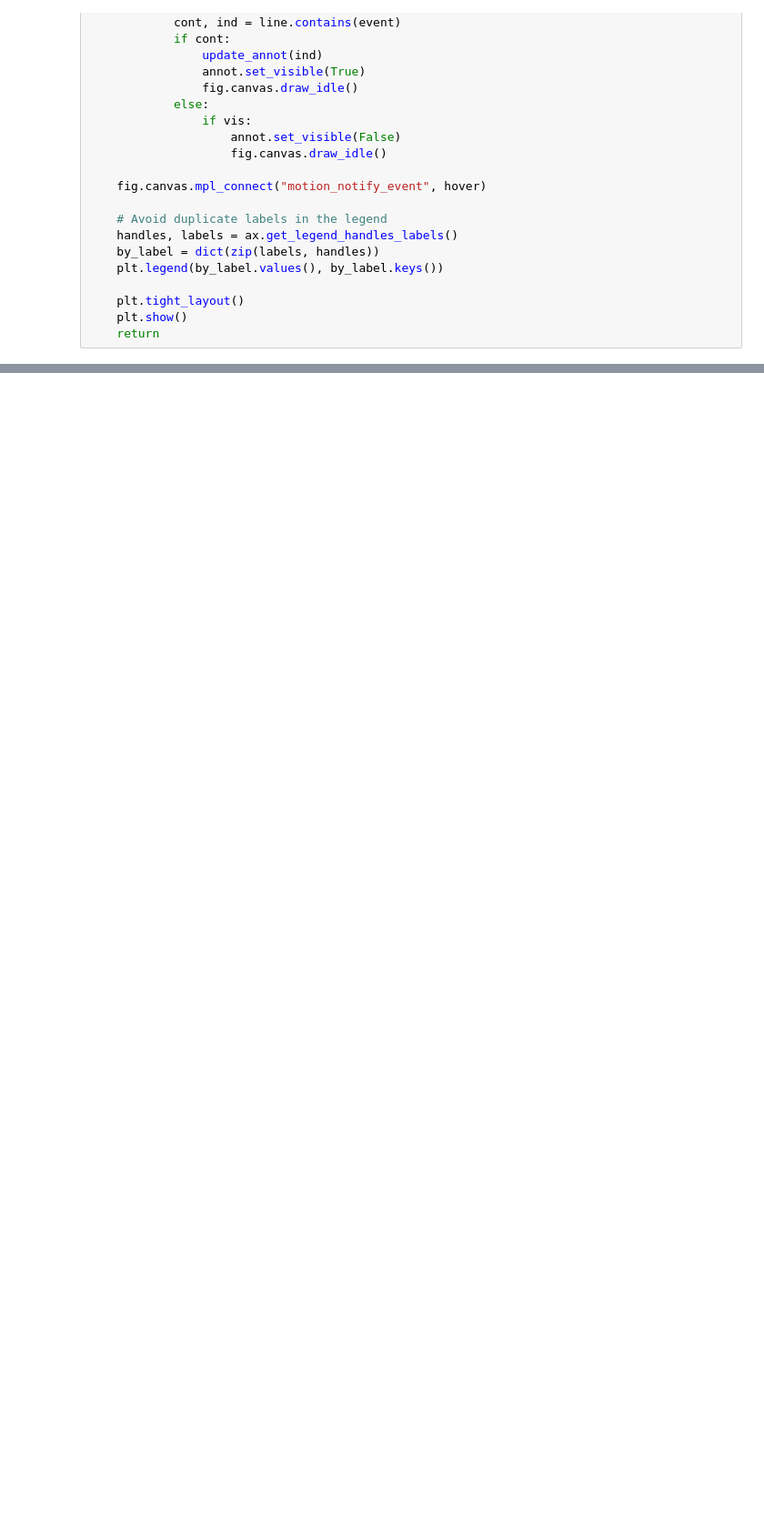
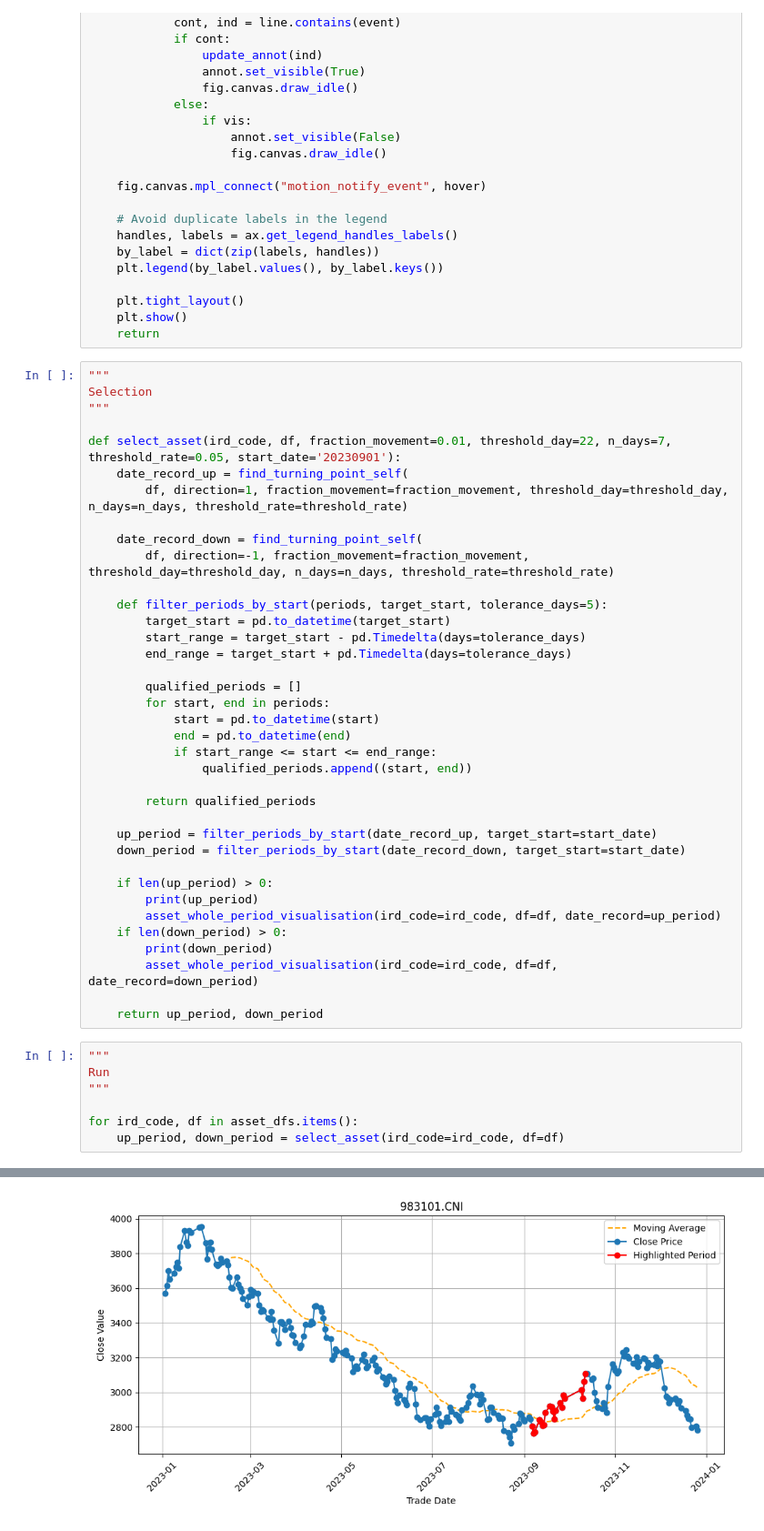
Before and after one commit to jemjemzzZ/Portfolio-Optimization-Research, a Jupyter notebook: Q3/data/data_process.ipynb, the cells around one changed output, grey strips where cells are left out. Shown at 91% size. Drawn from its saved outputs; the diff is of its cells as text; blank space fills up the shorter version.

```diff
--- a/Q3/data/data_process.ipynb
+++ b/Q3/data/data_process.ipynb
@@ -169,3 +169,48 @@ def asset_whole_period_visualisation(ird_code, df, date_record, window_size=30):
     plt.tight_layout()
     plt.show()
     return
+# %%
+"""
+Selection
+"""
+
+def select_asset(ird_code, df, fraction_movement=0.01, threshold_day=22, n_days=7, threshold_rate=0.05, start_date='20230901'):
+    date_record_up = find_turning_point_self(
+        df, direction=1, fraction_movement=fraction_movement, threshold_day=threshold_day, n_days=n_days, threshold_rate=threshold_rate)
+
+    date_record_down = find_turning_point_self(
+        df, direction=-1, fraction_movement=fraction_movement, threshold_day=threshold_day, n_days=n_days, threshold_rate=threshold_rate)
+
+    def filter_periods_by_start(periods, target_start, tolerance_days=5):
+        target_start = pd.to_datetime(target_start)
+        start_range = target_start - pd.Timedelta(days=tolerance_days)
+        end_range = target_start + pd.Timedelta(days=tolerance_days)
+
+        qualified_periods = []
+        for start, end in periods:
+            start = pd.to_datetime(start)
+            end = pd.to_datetime(end)
+            if start_range <= start <= end_range:
+                qualified_periods.append((start, end))
+
+        return qualified_periods
+
+    up_period = filter_periods_by_start(date_record_up, target_start=start_date)
+    down_period = filter_periods_by_start(date_record_down, target_start=start_date)
+
+    if len(up_period) > 0:
+        print(up_period)
+        asset_whole_period_visualisation(ird_code=ird_code, df=df, date_record=up_period)
+    if len(down_period) > 0:
+        print(down_period)
+        asset_whole_period_visualisation(ird_code=ird_code, df=df, date_record=down_period)
+
+    return up_period, down_period
+# %%
+"""
+Run
+"""
+
+for ird_code, df in asset_dfs.items():
+    up_period, down_period = select_asset(ird_code=ird_code, df=df)
+# %% [output]
@@ -172 +218,2 @@ def asset_whole_period_visualisation(ird_code, df, date_record, window_size=30):
+[figure, added]
 # %%
```
Also changed, not shown: parts of 2 cells of this notebook.
